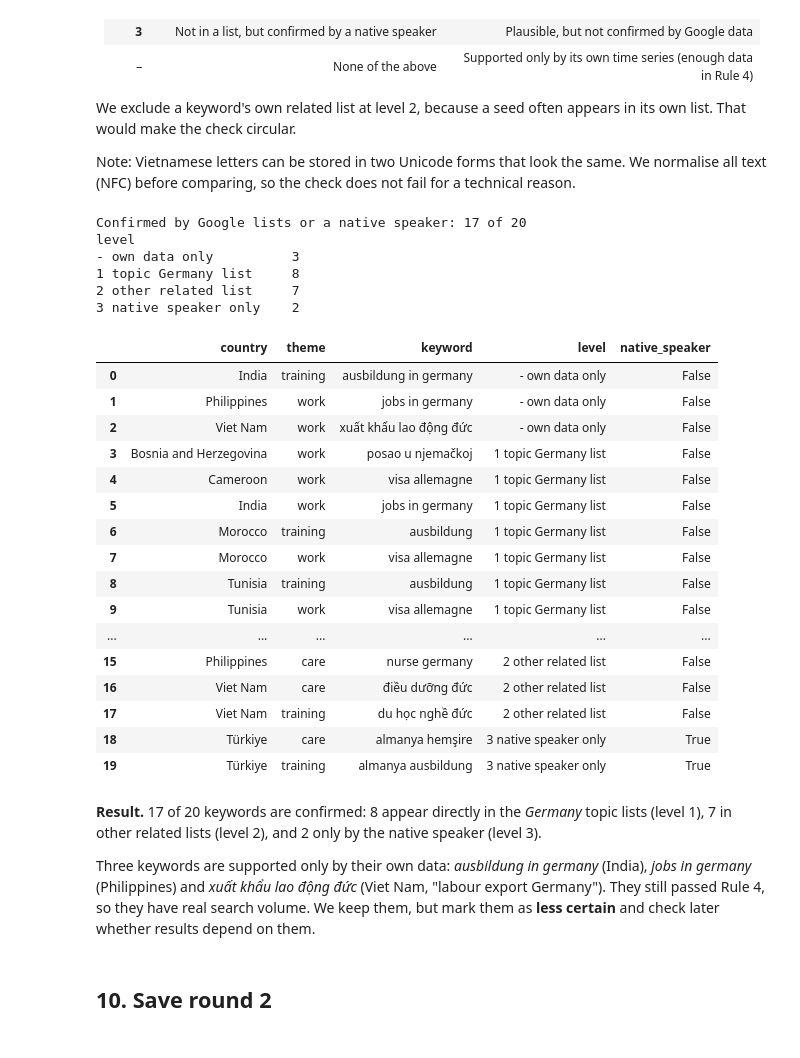
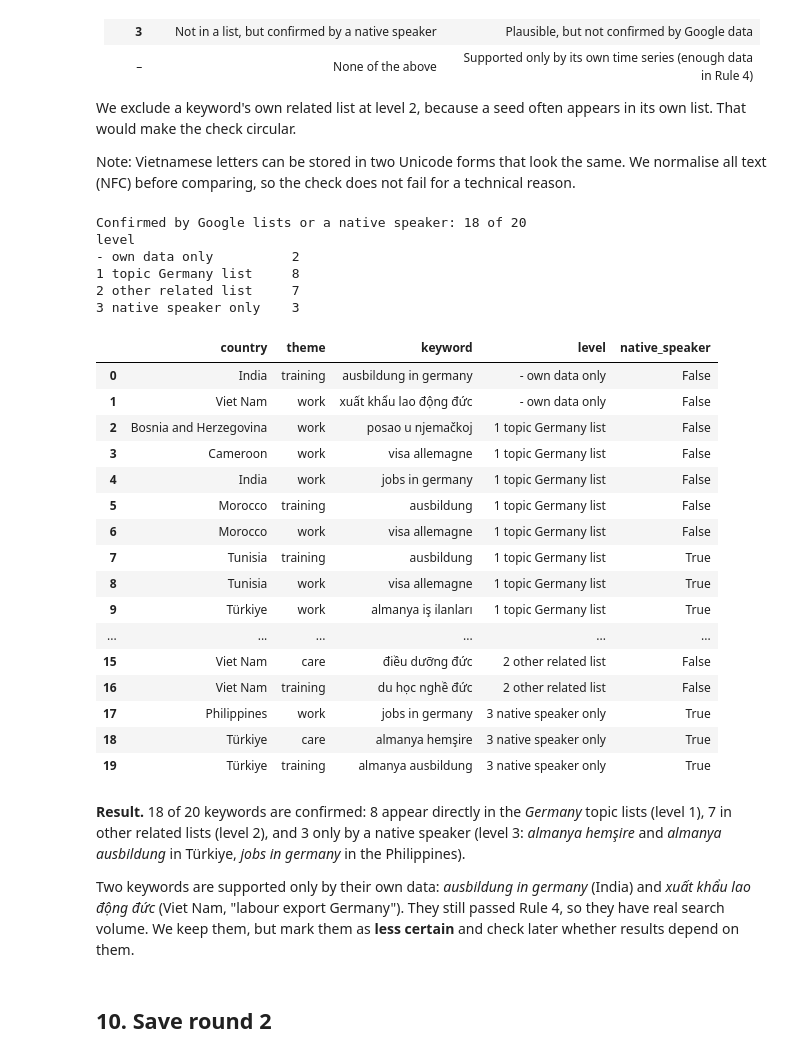
Before and after one commit to TayaphonRodsai/care-migration-google-trends, a Jupyter notebook: notebooks/02_keywords.ipynb, the cells around one changed output. Cells and saved outputs as stored; diff of their text form; code cells hidden in the pictures.

Commit message:
Add PH and TN native-speaker checks (18/20), VN limitation, README main results

```diff
--- a/notebooks/02_keywords.ipynb
+++ b/notebooks/02_keywords.ipynb
@@ -518,6 +520,8 @@ RAW = Path("../data/raw")
 NATIVE = {
     "TR": {"almanya hemşire", "almanya ausbildung", "almanya iş ilanları"},
     "ID": {"perawat jerman", "kerja di jerman", "ausbildung jerman"},
+    "PH": {"nurse germany", "jobs in germany", "ausbildung in germany"},
+    "TN": {"ausbildung", "visa allemagne"},
 }
 
 def norm(text):
@@ -544,55 +548,55 @@ for _, r in final.iterrows():
 
     topic_lists = related_queries([RAW / "gt_check" / f"{code}_topic_germany_{k}.csv" for k in ["top", "rising"]])
     other_lists = related_queries([f for f in (RAW / "gt_keywords" / "round2").glob(f"{code}_*.csv")
                                    if f.stem.endswith(("_top", "_rising"))
                                    and f.stem.rsplit("_", 1)[0] != own])
     native = kw in {norm(k) for k in NATIVE.get(code, set())}
 
     if kw in topic_lists:
         level = "1 topic Germany list"
     elif contains_all_words(kw, other_lists):
         level = "2 other related list"
     elif native:
         level = "3 native speaker only"
     else:
         level = "- own data only"
     rows.append({"country": r["country"], "theme": r["theme"], "keyword": r["keyword"],
                  "level": level, "native_speaker": native})
 
 verification = pd.DataFrame(rows).sort_values(["level", "country", "theme"]).reset_index(drop=True)
 confirmed = (verification["level"] != "- own data only").sum()
 print(f"Confirmed by Google lists or a native speaker: {confirmed} of {len(verification)}")
 print(verification["level"].value_counts().sort_index().to_string())
 verification.to_csv(PROCESSED / "keywords_verification.csv", index=False)
 verification
 # %% [output]
-Confirmed by Google lists or a native speaker: 17 of 20
+Confirmed by Google lists or a native speaker: 18 of 20
 level
-- own data only          3
+- own data only          2
 1 topic Germany list     8
 2 other related list     7
-3 native speaker only    2
+3 native speaker only    3
 |  | country | theme | keyword | level | native_speaker |
 | 0 | India | training | ausbildung in germany | - own data only | False |
-| 1 | Philippines | work | jobs in germany | - own data only | False |
-| 2 | Viet Nam | work | xuất khẩu lao động đức | - own data only | False |
-| 3 | Bosnia and Herzegovina | work | posao u njemačkoj | 1 topic Germany list | False |
-| 4 | Cameroon | work | visa allemagne | 1 topic Germany list | False |
-| 5 | India | work | jobs in germany | 1 topic Germany list | False |
-| 6 | Morocco | training | ausbildung | 1 topic Germany list | False |
-| 7 | Morocco | work | visa allemagne | 1 topic Germany list | False |
-| 8 | Tunisia | training | ausbildung | 1 topic Germany list | False |
-| 9 | Tunisia | work | visa allemagne | 1 topic Germany list | False |
+| 1 | Viet Nam | work | xuất khẩu lao động đức | - own data only | False |
+| 2 | Bosnia and Herzegovina | work | posao u njemačkoj | 1 topic Germany list | False |
+| 3 | Cameroon | work | visa allemagne | 1 topic Germany list | False |
+| 4 | India | work | jobs in germany | 1 topic Germany list | False |
+| 5 | Morocco | training | ausbildung | 1 topic Germany list | False |
+| 6 | Morocco | work | visa allemagne | 1 topic Germany list | False |
+| 7 | Tunisia | training | ausbildung | 1 topic Germany list | True |
+| 8 | Tunisia | work | visa allemagne | 1 topic Germany list | True |
+| 9 | Türkiye | work | almanya iş ilanları | 1 topic Germany list | True |
 | ... | ... | ... | ... | ... | ... |
-| 15 | Philippines | care | nurse germany | 2 other related list | False |
-| 16 | Viet Nam | care | điều dưỡng đức | 2 other related list | False |
-| 17 | Viet Nam | training | du học nghề đức | 2 other related list | False |
+| 15 | Viet Nam | care | điều dưỡng đức | 2 other related list | False |
+| 16 | Viet Nam | training | du học nghề đức | 2 other related list | False |
+| 17 | Philippines | work | jobs in germany | 3 native speaker only | True |
 | 18 | Türkiye | care | almanya hemşire | 3 native speaker only | True |
 | 19 | Türkiye | training | almanya ausbildung | 3 native speaker only | True |
 # %% [markdown]
-**Result.** 17 of 20 keywords are confirmed: 8 appear directly in the *Germany* topic lists (level 1), 7 in other related lists (level 2), and 2 only by the native speaker (level 3).
+**Result.** 18 of 20 keywords are confirmed: 8 appear directly in the *Germany* topic lists (level 1), 7 in other related lists (level 2), and 3 only by a native speaker (level 3: *almanya hemşire* and *almanya ausbildung* in Türkiye, *jobs in germany* in the Philippines).
 
-Three keywords are supported only by their own data: *ausbildung in germany* (India), *jobs in germany* (Philippines) and *xuất khẩu lao động đức* (Viet Nam, "labour export Germany"). They still passed Rule 4, so they have real search volume. We keep them, but mark them as **less certain** and check later whether results depend on them.
+Two keywords are supported only by their own data: *ausbildung in germany* (India) and *xuất khẩu lao động đức* (Viet Nam, "labour export Germany"). They still passed Rule 4, so they have real search volume. We keep them, but mark them as **less certain** and check later whether results depend on them.
 # %% [markdown]
 ## 10. Save round 2
 # %%
```
Also changed, not shown: parts of 2 cells of this notebook, 2 other files.
